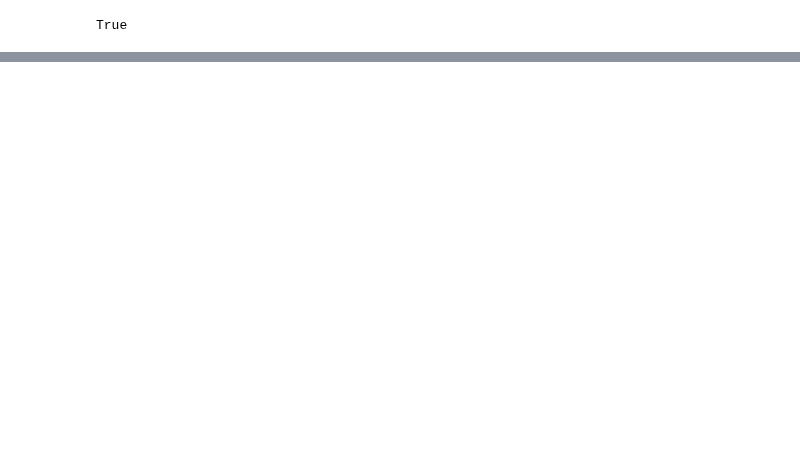
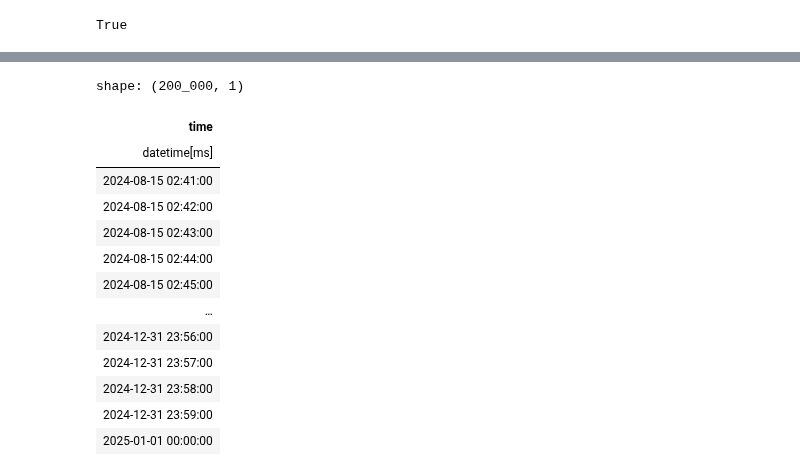
Before and after one commit to wlaur/olap-benchmarks, a Jupyter notebook: notebooks/rtabench.ipynb, the cells around one changed output, grey strips where cells are left out. Saved outputs shown, nothing was run; the diff lists cells and outputs as text; code cells hidden in the pictures; blank space fills up the shorter version.

```diff
--- a/notebooks/rtabench.ipynb
+++ b/notebooks/rtabench.ipynb
@@ -29,0 +76,19 @@ from sqlalchemy import text
+# %%
+clickhouse.upsert(df_second, "test", "time")
+
+clickhouse.fetch("select time from test order by time")
+# %% [output]
+shape: (200_000, 1)
+| time |
+| datetime[ms] |
+| 2024-08-15 02:41:00 |
+| 2024-08-15 02:42:00 |
+| 2024-08-15 02:43:00 |
+| 2024-08-15 02:44:00 |
+| 2024-08-15 02:45:00 |
+| … |
+| 2024-12-31 23:56:00 |
+| 2024-12-31 23:57:00 |
+| 2024-12-31 23:58:00 |
+| 2024-12-31 23:59:00 |
+| 2025-01-01 00:00:00 |
```
Also changed, not shown: parts of 11 cells of this notebook, 4 other files.
